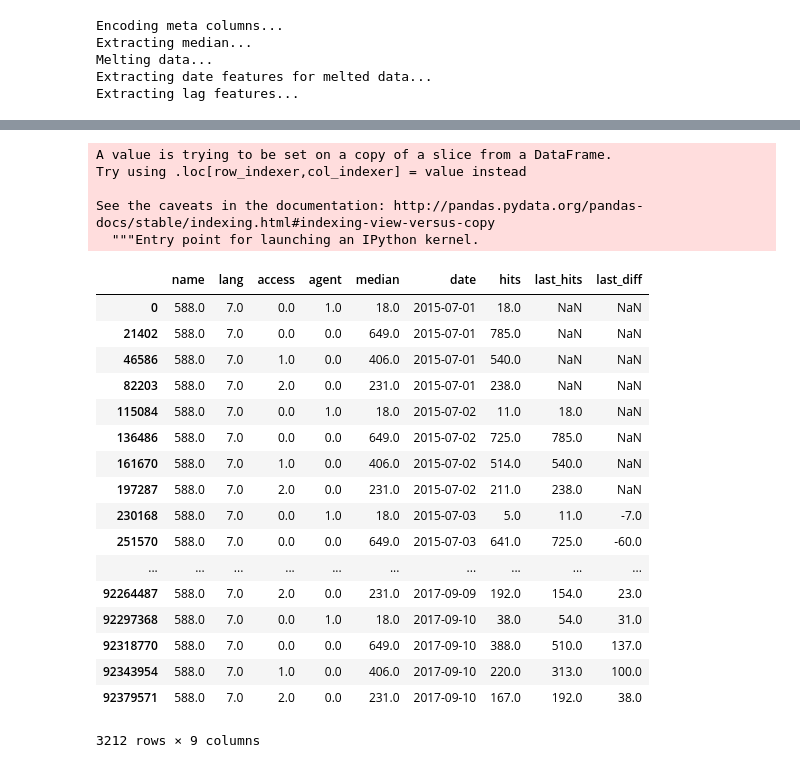
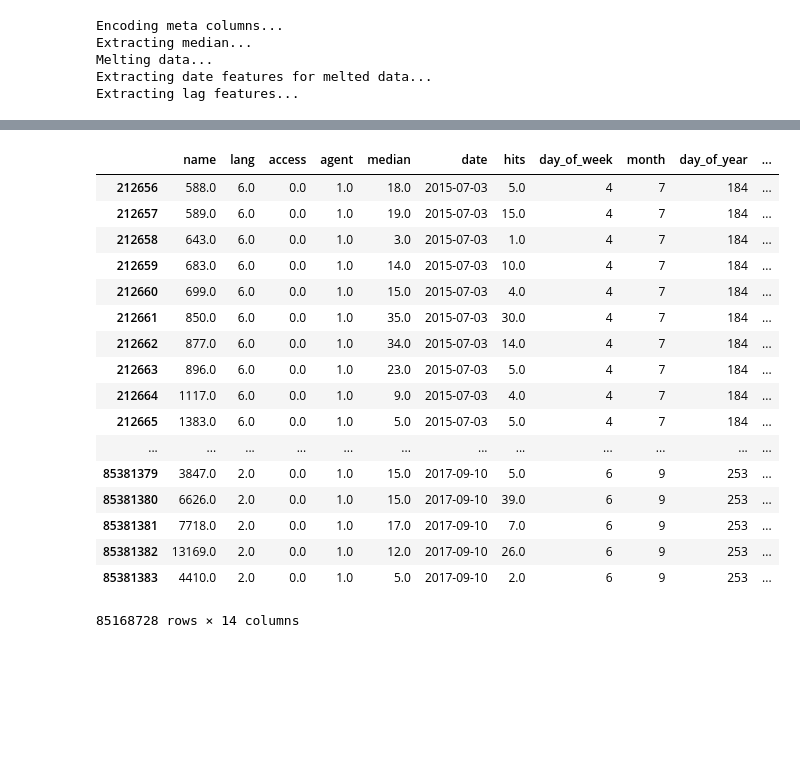
Before and after one commit to maximelovino/WikiForecasting, a Jupyter notebook: TestingWikiSeriesClassic.ipynb, the cells around one changed output, grey strips where cells are left out. Cells and saved outputs as stored; diff of their text form; code cells hidden in the pictures; blank space fills up the shorter version.

```diff
--- a/TestingWikiSeriesClassic.ipynb
+++ b/TestingWikiSeriesClassic.ipynb
@@ -77,30 +25,21 @@ page
-# %%
-page['last_diff'] = page.groupby(['name', 'lang', 'access', 'agent'])['last_hits'].diff()
-# %% [output]
-A value is trying to be set on a copy of a slice from a DataFrame.
-Try using .loc[row_indexer,col_indexer] = value instead
-
-See the caveats in the documentation: http://pandas.pydata.org/pandas-docs/stable/indexing.html#indexing-view-versus-copy
-  """Entry point for launching an IPython kernel.
-# %%
-page.dropna(inplace=True,)
-page
-# %% [output]
-|  | name | lang | access | agent | median | date | hits | last_hits | last_diff |
-| 0 | 588.0 | 7.0 | 0.0 | 1.0 | 18.0 | 2015-07-01 | 18.0 | NaN | NaN |
-| 21402 | 588.0 | 7.0 | 0.0 | 0.0 | 649.0 | 2015-07-01 | 785.0 | NaN | NaN |
-| 46586 | 588.0 | 7.0 | 1.0 | 0.0 | 406.0 | 2015-07-01 | 540.0 | NaN | NaN |
-| 82203 | 588.0 | 7.0 | 2.0 | 0.0 | 231.0 | 2015-07-01 | 238.0 | NaN | NaN |
-| 115084 | 588.0 | 7.0 | 0.0 | 1.0 | 18.0 | 2015-07-02 | 11.0 | 18.0 | NaN |
-| 136486 | 588.0 | 7.0 | 0.0 | 0.0 | 649.0 | 2015-07-02 | 725.0 | 785.0 | NaN |
-| 161670 | 588.0 | 7.0 | 1.0 | 0.0 | 406.0 | 2015-07-02 | 514.0 | 540.0 | NaN |
-| 197287 | 588.0 | 7.0 | 2.0 | 0.0 | 231.0 | 2015-07-02 | 211.0 | 238.0 | NaN |
-| 230168 | 588.0 | 7.0 | 0.0 | 1.0 | 18.0 | 2015-07-03 | 5.0 | 11.0 | -7.0 |
-| 251570 | 588.0 | 7.0 | 0.0 | 0.0 | 649.0 | 2015-07-03 | 641.0 | 725.0 | -60.0 |
-| ... | ... | ... | ... | ... | ... | ... | ... | ... | ... |
-| 92264487 | 588.0 | 7.0 | 2.0 | 0.0 | 231.0 | 2017-09-09 | 192.0 | 154.0 | 23.0 |
-| 92297368 | 588.0 | 7.0 | 0.0 | 1.0 | 18.0 | 2017-09-10 | 38.0 | 54.0 | 31.0 |
-| 92318770 | 588.0 | 7.0 | 0.0 | 0.0 | 649.0 | 2017-09-10 | 388.0 | 510.0 | 137.0 |
-| 92343954 | 588.0 | 7.0 | 1.0 | 0.0 | 406.0 | 2017-09-10 | 220.0 | 313.0 | 100.0 |
-| 92379571 | 588.0 | 7.0 | 2.0 | 0.0 | 231.0 | 2017-09-10 | 167.0 | 192.0 | 38.0 |
-3212 rows × 9 columns
+# %%
+series.df
+# %% [output]
+|  | name | lang | access | agent | median | date | hits | day_of_week | month | day_of_year | ... |
+| 212656 | 588.0 | 6.0 | 0.0 | 1.0 | 18.0 | 2015-07-03 | 5.0 | 4 | 7 | 184 | ... |
+| 212657 | 589.0 | 6.0 | 0.0 | 1.0 | 19.0 | 2015-07-03 | 15.0 | 4 | 7 | 184 | ... |
+| 212658 | 643.0 | 6.0 | 0.0 | 1.0 | 3.0 | 2015-07-03 | 1.0 | 4 | 7 | 184 | ... |
+| 212659 | 683.0 | 6.0 | 0.0 | 1.0 | 14.0 | 2015-07-03 | 10.0 | 4 | 7 | 184 | ... |
+| 212660 | 699.0 | 6.0 | 0.0 | 1.0 | 15.0 | 2015-07-03 | 4.0 | 4 | 7 | 184 | ... |
+| 212661 | 850.0 | 6.0 | 0.0 | 1.0 | 35.0 | 2015-07-03 | 30.0 | 4 | 7 | 184 | ... |
+| 212662 | 877.0 | 6.0 | 0.0 | 1.0 | 34.0 | 2015-07-03 | 14.0 | 4 | 7 | 184 | ... |
+| 212663 | 896.0 | 6.0 | 0.0 | 1.0 | 23.0 | 2015-07-03 | 5.0 | 4 | 7 | 184 | ... |
+| 212664 | 1117.0 | 6.0 | 0.0 | 1.0 | 9.0 | 2015-07-03 | 4.0 | 4 | 7 | 184 | ... |
+| 212665 | 1383.0 | 6.0 | 0.0 | 1.0 | 5.0 | 2015-07-03 | 5.0 | 4 | 7 | 184 | ... |
+| ... | ... | ... | ... | ... | ... | ... | ... | ... | ... | ... | ... |
+| 85381379 | 3847.0 | 2.0 | 0.0 | 1.0 | 15.0 | 2017-09-10 | 5.0 | 6 | 9 | 253 | ... |
+| 85381380 | 6626.0 | 2.0 | 0.0 | 1.0 | 15.0 | 2017-09-10 | 39.0 | 6 | 9 | 253 | ... |
+| 85381381 | 7718.0 | 2.0 | 0.0 | 1.0 | 17.0 | 2017-09-10 | 7.0 | 6 | 9 | 253 | ... |
+| 85381382 | 13169.0 | 2.0 | 0.0 | 1.0 | 12.0 | 2017-09-10 | 26.0 | 6 | 9 | 253 | ... |
+| 85381383 | 4410.0 | 2.0 | 0.0 | 1.0 | 5.0 | 2017-09-10 | 2.0 | 6 | 9 | 253 | ... |
+85168728 rows × 14 columns
```
Also changed, not shown: parts of 5 cells of this notebook, 4 other files.
